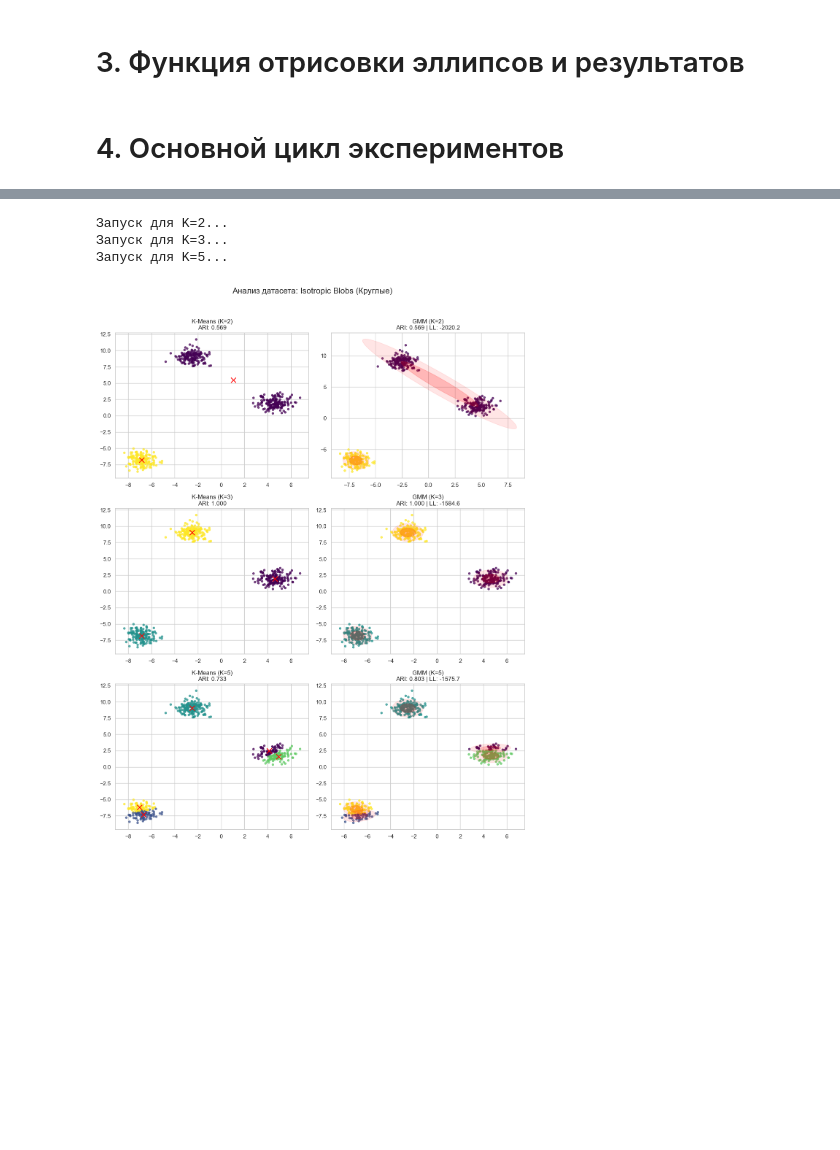
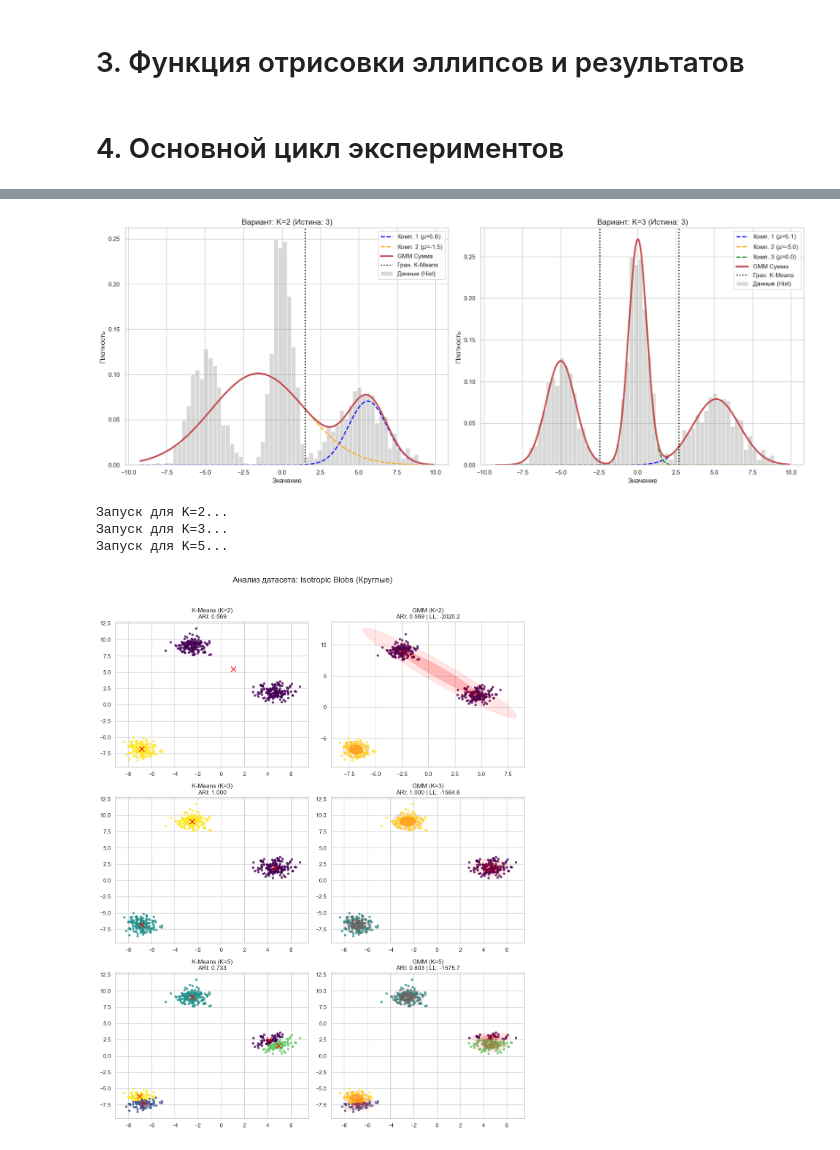
Before and after one commit to SanchukS/EM-algorithm, a Jupyter notebook: src/main.ipynb, the cells around one changed output, grey strips where cells are left out. Drawn from its saved outputs; the diff is of its cells as text; code cells hidden in the pictures; blank space fills up the shorter version.

```diff
--- a/src/main.ipynb
+++ b/src/main.ipynb
@@ -113,3 +113,96 @@ def analyze_dataset_with_k_range(X, y_true, k_values, dataset_name):
     plt.show()
 # %% [markdown]
 # 4. Основной цикл экспериментов
+# %%
+import numpy as np
+import matplotlib.pyplot as plt
+import seaborn as sns
+from scipy.stats import norm
+from sklearn.cluster import KMeans # На случай, если не импортировано
+
+# 1. ГЕНЕРАЦИЯ 1D ДАННЫХ (3 КЛАСТЕРА)
+np.random.seed(42)
+n_samples = 1500
+
+# Кластер 1: Слева (центр -5)
+X1 = np.random.normal(-5, 1.0, int(n_samples * 0.3))
+# Кластер 2: Центр (центр 0, узкий)
+X2 = np.random.normal(0, 0.6, int(n_samples * 0.4))
+# Кластер 3: Справа (центр 5, широкий)
+X3 = np.random.normal(5, 1.5, int(n_samples * 0.3))
+
+# Объединяем и решейпим
+X_1d = np.concatenate([X1, X2, X3]).reshape(-1, 1)
+
+# Настройки эксперимента
+n_components_variants = [2, 3] # Два варианта эксперимента
+fig, axes = plt.subplots(1, 2, figsize=(18, 7)) # Два графика рядом
+
+x_axis = np.linspace(X_1d.min()-1, X_1d.max()+1, 1000)
+
+print(f"{'='*20} РЕЗУЛЬТАТЫ ЭКСПЕРИМЕНТА {'='*20}")
+
+for idx, n_comp in enumerate(n_components_variants):
+    ax = axes[idx]
+
+    # --- 2. ОБУЧЕНИЕ ---
+
+    # GMM (Ваш класс)
+    # Важно: предполагается, что ваш класс поддерживает параметр n_components
+    gmm = GMM(n_components=n_comp, max_iter=100, kmeans_start=True)
+    gmm.fit(X_1d)
+
+    # K-Means (для сравнения)
+    kmeans = KMeans(n_clusters=n_comp, n_init=10, random_state=42)
+    kmeans.fit(X_1d)
+
+    # Расчет границ K-Means (обобщенный метод для любого числа кластеров)
+    # 1. Сортируем центры
+    sorted_centers = np.sort(kmeans.cluster_centers_.ravel())
+    # 2. Границы - это середины между соседними центрами
+    km_boundaries = [(sorted_centers[i] + sorted_centers[i+1])/2 for i in range(len(sorted_centers)-1)]
+
+    # --- 3. ВИЗУАЛИЗАЦИЯ ---
+
+    # А. Гистограмма данных
+    sns.histplot(X_1d.ravel(), bins=60, stat='density', alpha=0.3, color='gray', label='Данные (Hist)', ax=ax)
+
+    # Б. Визуализация GMM
+    gmm_sum = np.zeros_like(x_axis)
+    colors = ['blue', 'orange', 'green'] # Цвета для компонентов
+
+    print(f"\n--- Вариант: {n_comp} предполагаемых кластера ---")
+
+    for k in range(gmm.K):
+        w = gmm.weights[k]
+        mu = gmm.means[k, 0]
+        sigma = np.sqrt(gmm.covs[k, 0, 0])
+
+        y_axis = w * norm.pdf(x_axis, mu, sigma)
+        gmm_sum += y_axis
+
+        # Рисуем отдельную компоненту
+        ax.plot(x_axis, y_axis, '--', linewidth=2, color=colors[k % len(colors)],
+                label=f'Комп. {k+1} ($\mu$={mu:.1f})')
+
+        print(f"  Кластер {k+1}: Вес={w:.2f}, Центр={mu:.2f}, Sigma={sigma:.2f}")
+
+    # Рисуем сумму (модель)
+    ax.plot(x_axis, gmm_sum, 'r-', linewidth=3, label='GMM Сумма')
+
+    # В. Границы K-Means
+    for boundary in km_boundaries:
+        ax.axvline(boundary, color='black', linestyle=':', linewidth=2, label='Гран. K-Means')
+
+    # Убираем дубликаты в легенде (из-за нескольких линий K-Means)
+    handles, labels = ax.get_legend_handles_labels()
+    by_label = dict(zip(labels, handles))
+    ax.legend(by_label.values(), by_label.keys())
+
+    ax.set_title(f"Вариант: K={n_comp} (Истина: 3)", fontsize=14)
+    ax.set_xlabel("Значение")
+    ax.set_ylabel("Плотность")
+
+plt.tight_layout()
+plt.show()
+# %% [output]
@@ -116,3 +219,4 @@ def analyze_dataset_with_k_range(X, y_true, k_values, dataset_name):
+[figure, added]
 # %%
 # Генерация данных: Идеальные круглые кластеры
 X, y_true = make_blobs(n_samples=500, centers=3, cluster_std=0.7, random_state=42)
```
Also changed, not shown: parts of 6 cells of this notebook, 1 other file.
